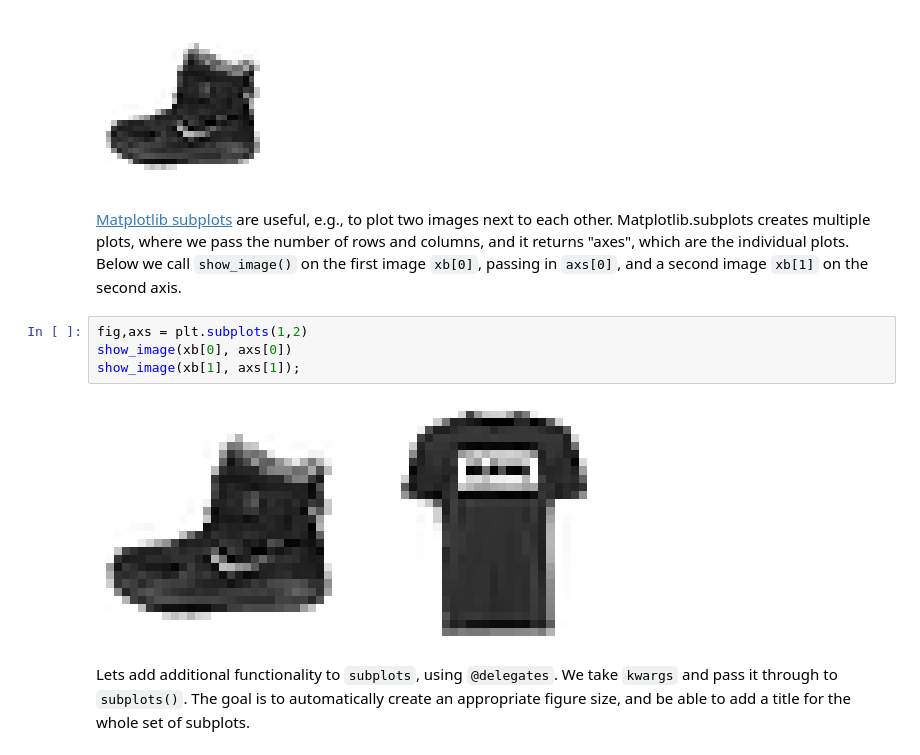
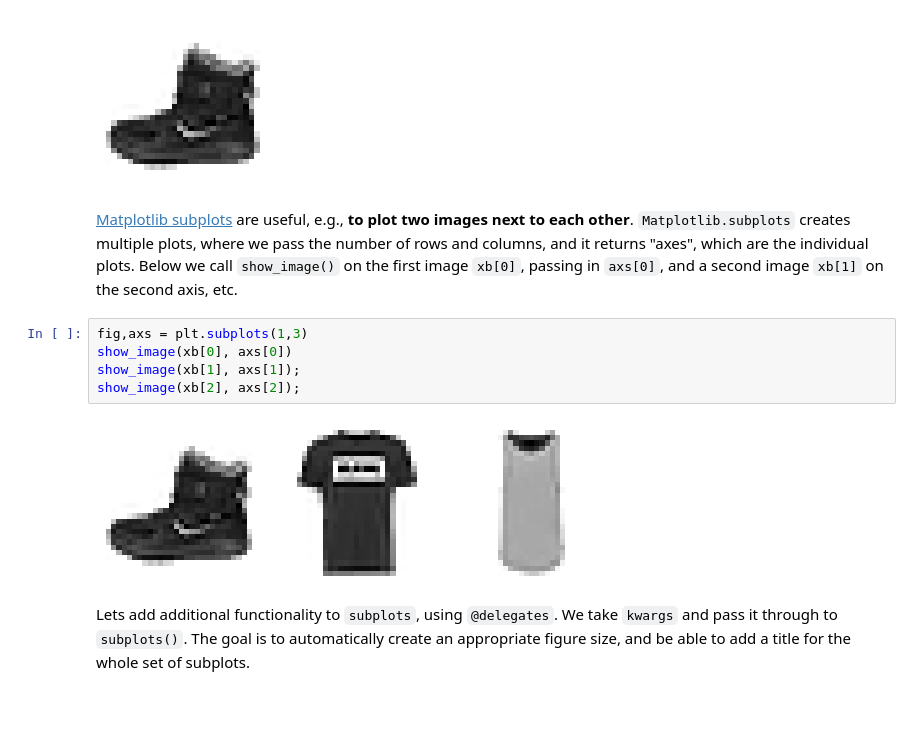
Before and after one commit to gsgbills/F22G, a Jupyter notebook: nbs/05G_datasets.ipynb, the cells around one changed output. Cells and saved outputs as stored; diff of their text form; blank space fills up the shorter version.

```diff
--- a/nbs/05G_datasets.ipynb
+++ b/nbs/05G_datasets.ipynb
@@ -393,16 +374,17 @@ show_image(img, figsize=(2,2));
 # %% [output]
 [figure]
 # %% [markdown]
-[Matplotlib subplots](https://matplotlib.org/stable/api/_as_gen/matplotlib.pyplot.subplot.html) are useful, e.g., to plot two images next to each other.
-Matplotlib.subplots creates multiple plots, where we pass the number of rows and columns, and it returns "axes",
+[Matplotlib subplots](https://matplotlib.org/stable/api/_as_gen/matplotlib.pyplot.subplot.html) are useful, e.g., **to plot two images next to each other**.
+`Matplotlib.subplots` creates multiple plots, where we pass the number of rows and columns, and it returns "axes",
 which are the individual plots.
-Below we call `show_image()` on the first image `xb[0]`, passing in `axs[0]`, and a second image `xb[1]` on the second axis.
+Below we call `show_image()` on the first image `xb[0]`, passing in `axs[0]`, and a second image `xb[1]` on the second axis, etc.
 # %%
-fig,axs = plt.subplots(1,2)
+fig,axs = plt.subplots(1,3)
 show_image(xb[0], axs[0])
 show_image(xb[1], axs[1]);
+show_image(xb[2], axs[2]);
 # %% [output]
-[figure, old version]
+[figure, new version]
 # %% [markdown]
 Lets add additional functionality to `subplots`, using `@delegates`.
 We take `kwargs` and pass it through to  `subplots()`.
```
Also changed, not shown: parts of 28 cells of this notebook, 1 other file.
